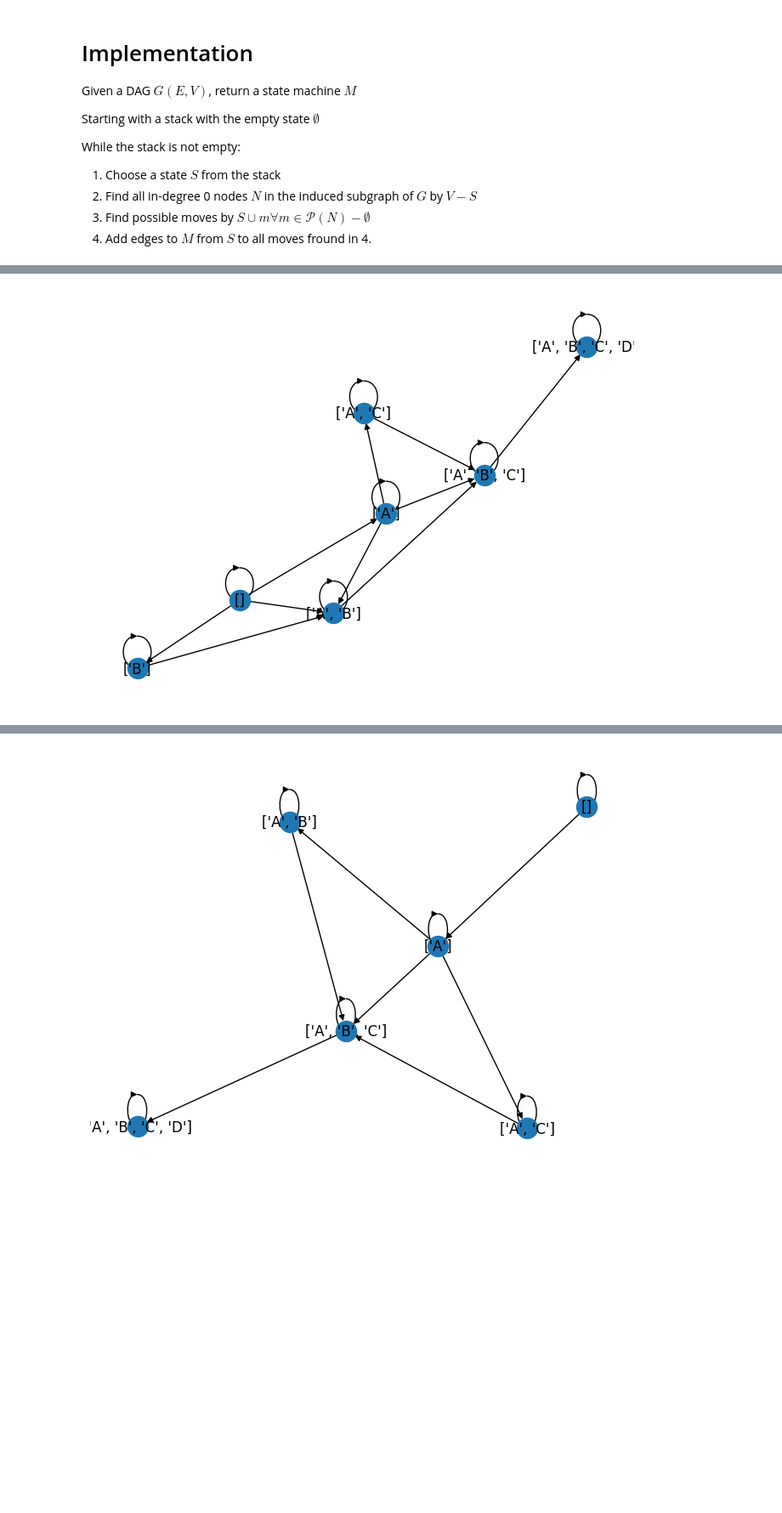
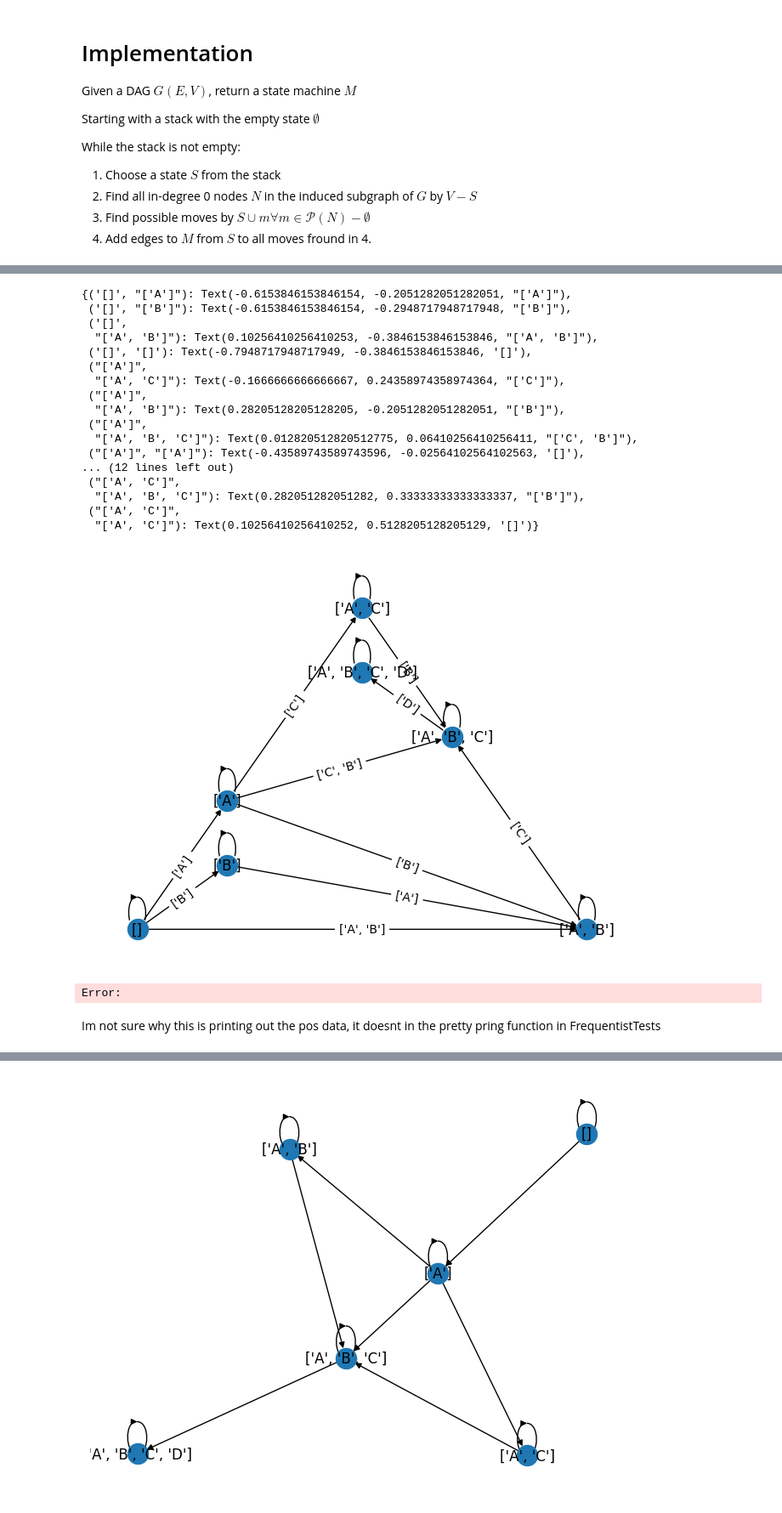
Before and after one commit to Shivthegod/ClassPrediction, a Jupyter notebook: StateMachineNotebook.ipynb, the cells around one changed output, grey strips where cells are left out. Shown: that part at 85% size. Saved outputs shown, nothing was run; the diff lists cells and outputs as text; code cells hidden in the pictures; blank space fills up the shorter version.

Commit message:
Frequentist Fitting (#8)

```diff
--- a/StateMachineNotebook.ipynb
+++ b/StateMachineNotebook.ipynb
@@ -63,6 +63,8 @@ def makeStateMachine(dag, time_limit_sec=20, timing_info=False):
 
     dag2 = nx.DiGraph()
     stateStack = [[]]
+
+    edge_attrs = dict()
 
     while len(stateStack) > 0:
         t0 = time.time()
@@ -92,6 +94,9 @@ def makeStateMachine(dag, time_limit_sec=20, timing_info=False):
                 stateStack.append(n)
             dag2.add_edge(stateToString(s), stateToString(n))
 
+            #add to the edge attributes
+            edge_attrs[stateToString(s), stateToString(n)] = {"new_classes": p}
+
 
         t3 = time.time() #timing for whole iteration
         #timing code
@@ -106,9 +111,19 @@ def makeStateMachine(dag, time_limit_sec=20, timing_info=False):
         # if (time.time()-stime) > time_limit_sec:
         #     break
 
+
+
     t4=time.time()
+
     #include self edges
-    dag2.add_edges_from([(n,n) for n in dag2.nodes])
+    for n in dag2.nodes:
+        dag2.add_edge(n,n)
+        #add edge attrs for consistancy
+        edge_attrs[n,n] = {"new_classes": []}
+
+
+    #attatch the edge attributes
+    nx.set_edge_attributes(dag2, edge_attrs)
 
     t5=time.time()
 
@@ -138,10 +153,40 @@ Expected:
 ![DAG1](DAG1.png)
 
 Result:
-# %%
-nx.draw(makeStateMachine(dag1), with_labels=True)
-# %% [output]
-[figure, removed]
+# %%
+G = makeStateMachine(dag1)
+
+pos = nx.planar_layout(G)
+
+nx.draw(G, pos, with_labels=True)
+e_labels = nx.get_edge_attributes(G, "new_classes")
+for e in e_labels:
+    e_labels[e] = str(e_labels[e])
+nx.draw_networkx_edge_labels(G, pos, edge_labels = e_labels)
+
+# nx.draw(makeStateMachine(dag1), with_labels=True)
+# %% [output]
+{('[]', "['A']"): Text(-0.6153846153846154, -0.2051282051282051, "['A']"),
+ ('[]', "['B']"): Text(-0.6153846153846154, -0.2948717948717948, "['B']"),
+ ('[]',
+  "['A', 'B']"): Text(0.10256410256410253, -0.3846153846153846, "['A', 'B']"),
+ ('[]', '[]'): Text(-0.7948717948717949, -0.3846153846153846, '[]'),
+ ("['A']",
+  "['A', 'C']"): Text(-0.1666666666666667, 0.24358974358974364, "['C']"),
+ ("['A']",
+  "['A', 'B']"): Text(0.28205128205128205, -0.2051282051282051, "['B']"),
+ ("['A']",
+  "['A', 'B', 'C']"): Text(0.012820512820512775, 0.06410256410256411, "['C', 'B']"),
+ ("['A']", "['A']"): Text(-0.43589743589743596, -0.02564102564102563, '[]'),
+... (12 lines left out)
+ ("['A', 'C']",
+  "['A', 'B', 'C']"): Text(0.282051282051282, 0.33333333333333337, "['B']"),
+ ("['A', 'C']",
+  "['A', 'C']"): Text(0.10256410256410252, 0.5128205128205129, '[]')}
+[figure, added]
+Error:
+# %% [markdown]
+Im not sure why this is printing out the pos data, it doesnt in the pretty pring function in FrequentistTests
 # %% [markdown]
 ### DAG 2
 Expected:
```
Also changed, not shown: 5 other files.
